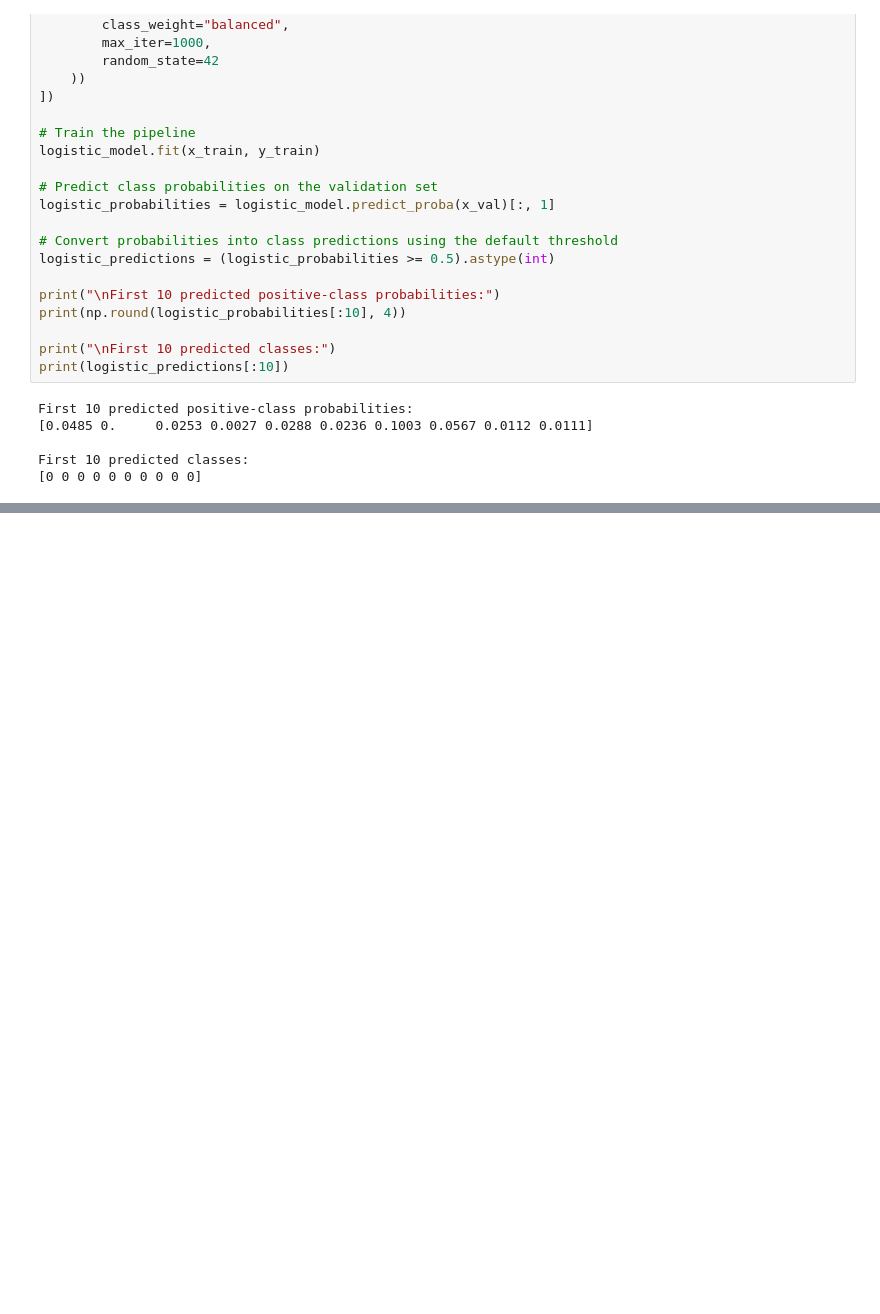
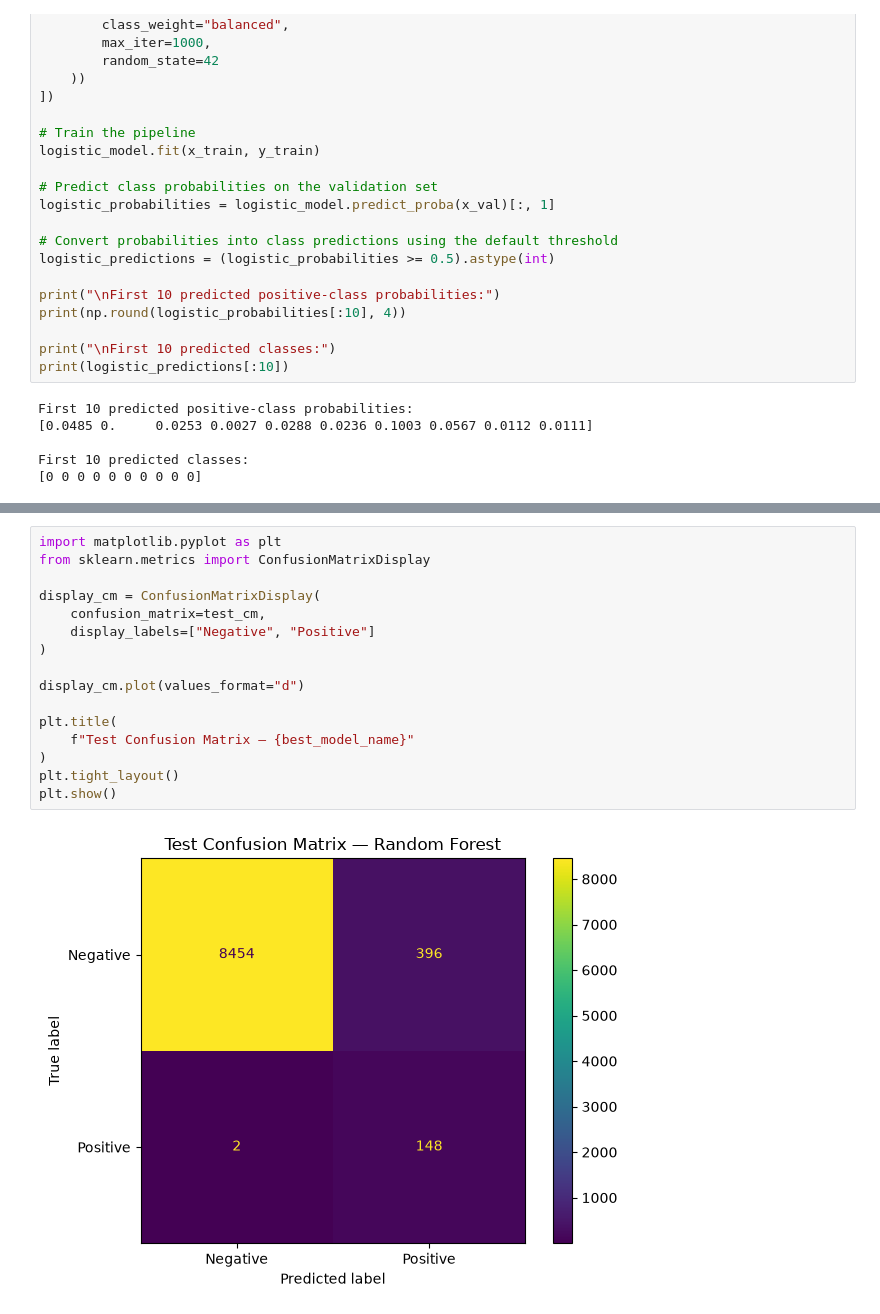
Before and after one commit to Louay-Khairallah/aps-failure-prediction, a Jupyter notebook: aps_failure_prediction.ipynb, the cells around one changed output, grey strips where cells are left out. Drawn from its saved outputs; the diff is of its cells as text; blank space fills up the shorter version.

```diff
--- a/aps_failure_prediction.ipynb
+++ b/aps_failure_prediction.ipynb
@@ -263,0 +594,18 @@ First 10 predicted classes:
+# %%
+import matplotlib.pyplot as plt
+from sklearn.metrics import ConfusionMatrixDisplay
+
+display_cm = ConfusionMatrixDisplay(
+    confusion_matrix=test_cm,
+    display_labels=["Negative", "Positive"]
+)
+
+display_cm.plot(values_format="d")
+
+plt.title(
+    f"Test Confusion Matrix — {best_model_name}"
+)
+plt.tight_layout()
+plt.show()
+# %% [output]
+[figure, added]
```
Also changed, not shown: parts of 7 cells of this notebook.
